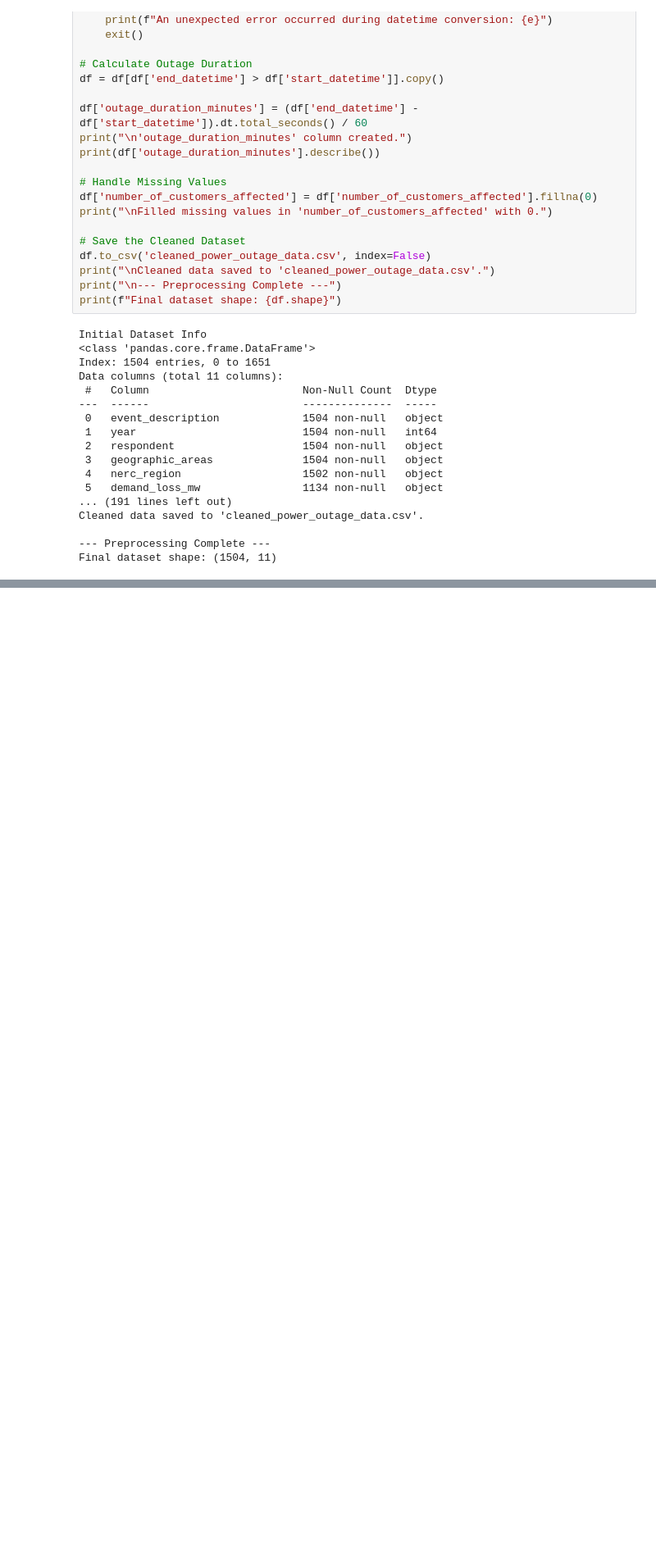
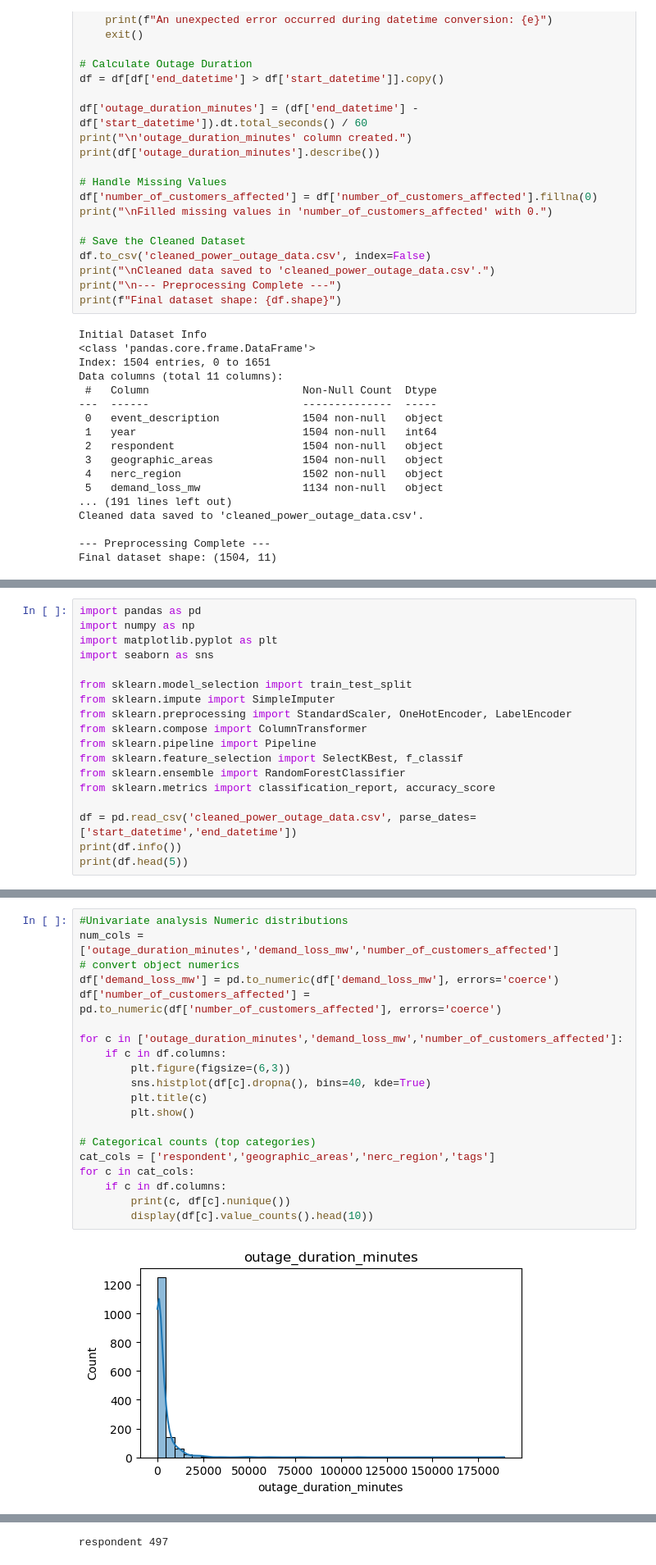
Before and after one commit to Sushma5-prof/Predictive_Pre-emption_Model, a Jupyter notebook: Predictive_Pre-emption_Model.ipynb, the cells around one changed output, grey strips where cells are left out. Shown at 82% size. Drawn from its saved outputs; the diff is of its cells as text; blank space fills up the shorter version.

```diff
--- a/Predictive_Pre-emption_Model.ipynb
+++ b/Predictive_Pre-emption_Model.ipynb
@@ -80,0 +89,18 @@ Final dataset shape: (1504, 11)
+# %%
+import pandas as pd
+import numpy as np
+import matplotlib.pyplot as plt
+import seaborn as sns
+
+from sklearn.model_selection import train_test_split
+from sklearn.impute import SimpleImputer
+from sklearn.preprocessing import StandardScaler, OneHotEncoder, LabelEncoder
+from sklearn.compose import ColumnTransformer
+from sklearn.pipeline import Pipeline
+from sklearn.feature_selection import SelectKBest, f_classif
+from sklearn.ensemble import RandomForestClassifier
+from sklearn.metrics import classification_report, accuracy_score
+
+df = pd.read_csv('cleaned_power_outage_data.csv', parse_dates=['start_datetime','end_datetime'])
+print(df.info())
+print(df.head(5))
@@ -80,0 +125,22 @@ Final dataset shape: (1504, 11)
+# %%
+#Univariate analysis Numeric distributions
+num_cols = ['outage_duration_minutes','demand_loss_mw','number_of_customers_affected']
+# convert object numerics
+df['demand_loss_mw'] = pd.to_numeric(df['demand_loss_mw'], errors='coerce')
+df['number_of_customers_affected'] = pd.to_numeric(df['number_of_customers_affected'], errors='coerce')
+
+for c in ['outage_duration_minutes','demand_loss_mw','number_of_customers_affected']:
+    if c in df.columns:
+        plt.figure(figsize=(6,3))
+        sns.histplot(df[c].dropna(), bins=40, kde=True)
+        plt.title(c)
+        plt.show()
+
+# Categorical counts (top categories)
+cat_cols = ['respondent','geographic_areas','nerc_region','tags']
+for c in cat_cols:
+    if c in df.columns:
+        print(c, df[c].nunique())
+        display(df[c].value_counts().head(10))
+# %% [output]
+[figure, added]
@@ -80,0 +149 @@ Final dataset shape: (1504, 11)
+respondent 497
```
Also changed, not shown: parts of 10 cells of this notebook.
